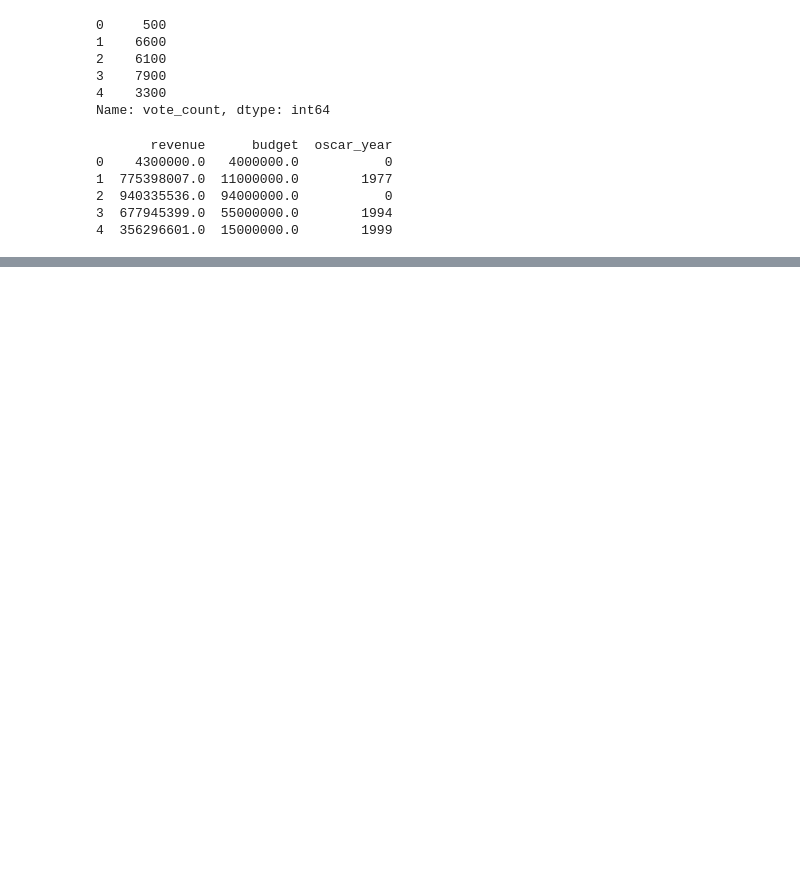
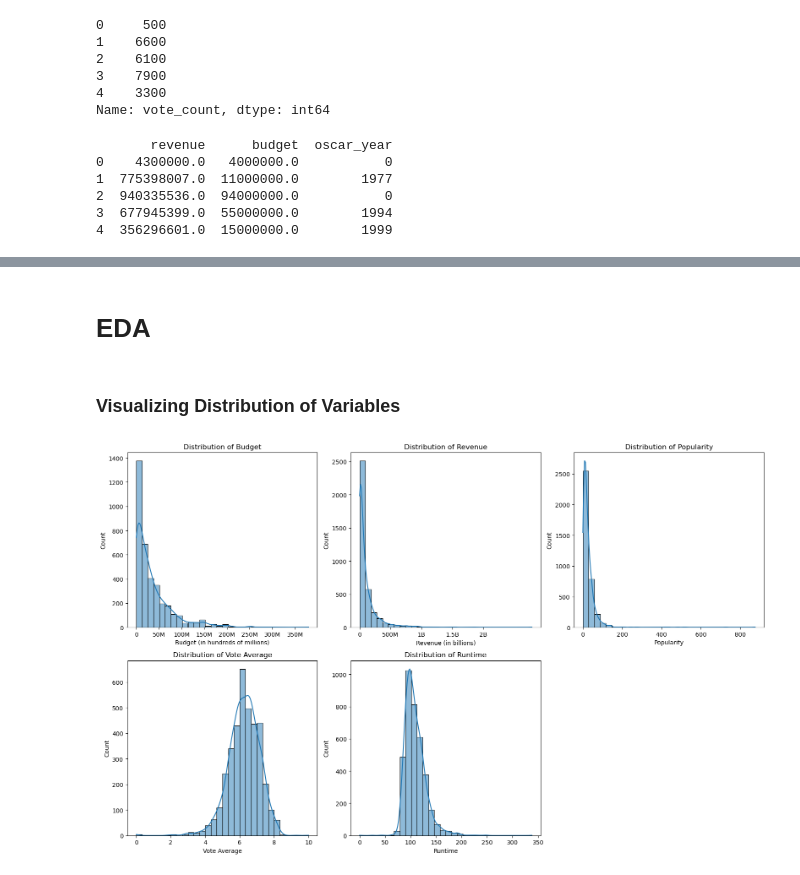
Before and after one commit to riosrose/UCB_project4_group6, a Jupyter notebook: cleaned_up.ipynb, the cells around one changed output, grey strips where cells are left out. Cells and saved outputs as stored; diff of their text form; code cells hidden in the pictures; blank space fills up the shorter version.

```diff
--- a/cleaned_up.ipynb
+++ b/cleaned_up.ipynb
@@ -578,3 +571,10 @@ final_movies_df.head(5)
 | 3 | $55,000,000 | 13.0 | 138.1 | 1994-07-06 | $677,945,399 | 142.0 | Released | The world will never be the same,... | Forrest Gump | ... |
 | 4 | $15,000,000 | 14.0 | 80.9 | 1999-09-15 | $356,296,601 | 122.0 | Released | Look closer. | American Beauty | ... |
 5 rows × 26 columns
+# %%
+# Feature Engineering - extracting year, month, and day from 'release_date'
+final_movies_df['release_year'] = final_movies_df['release_date'].dt.year
+final_movies_df['release_month'] = final_movies_df['release_date'].dt.month
+final_movies_df['release_dayofweek'] = final_movies_df['release_date'].dt.dayofweek
+
+final_movies_df[['release_year', 'release_month', 'release_dayofweek']]
@@ -666,6 +680,9 @@ final_movies_df = final_movies_df.astype({
     'year_of_release': 'int',
     'actor_id': 'int',
     'director_id': 'int',
+    'release_year': 'int',
+    'release_month': 'int',
+    'release_dayofweek': 'int',
     'popularity': 'float'
 })
 
@@ -748,0 +766,48 @@ final_movies_df.head(5)
+# %% [markdown]
+# EDA
+# %% [markdown]
+### Visualizing Distribution of Variables
+# %%
+# Create distributions for different variables
+# Set the plot size
+plt.figure(figsize=(16, 10))
+
+# Plot the distribution of Budget with bins and formatted x-axis
+plt.subplot(2, 3, 1)
+sns.histplot(final_movies_df['budget'], kde=True, bins=30)
+plt.title('Distribution of Budget')
+plt.xlabel('Budget (in hundreds of millions)')
+plt.xticks([0, 50000000, 100000000, 150000000, 200000000, 250000000, 300000000, 350000000],
+           ['0', '50M', '100M', '150M', '200M', '250M', '300M', '350M'])
+
+# Plot the distribution of Revenue with bins and formatted x-axis
+plt.subplot(2, 3, 2)
+sns.histplot(final_movies_df['revenue'], kde=True, bins=30)
+plt.title('Distribution of Revenue')
+plt.xlabel('Revenue (in billions)')
+plt.xticks([0, 500000000, 1000000000, 1500000000, 2000000000],
+           ['0', '500M', '1B', '1.5B', '2B'])
+
+# Plot the distribution of Popularity
+plt.subplot(2, 3, 3)
+sns.histplot(final_movies_df['popularity'], kde=True, bins=30)
+plt.title('Distribution of Popularity')
+plt.xlabel('Popularity')
+
+# Plot the distribution of Vote Average
+plt.subplot(2, 3, 4)
+sns.histplot(final_movies_df['vote_average'], kde=True, bins=30)
+plt.title('Distribution of Vote Average')
+plt.xlabel('Vote Average')
+
+# Plot the distribution of Runtime
+plt.subplot(2, 3, 5)
+sns.histplot(final_movies_df['runtime'], kde=True, bins=30)
+plt.title('Distribution of Runtime')
+plt.xlabel('Runtime')
+
+# Adjust layout and display all plots
+plt.tight_layout()
+plt.show()
+# %% [output]
+[figure, added]
```
Also changed, not shown: parts of 43 cells of this notebook.
